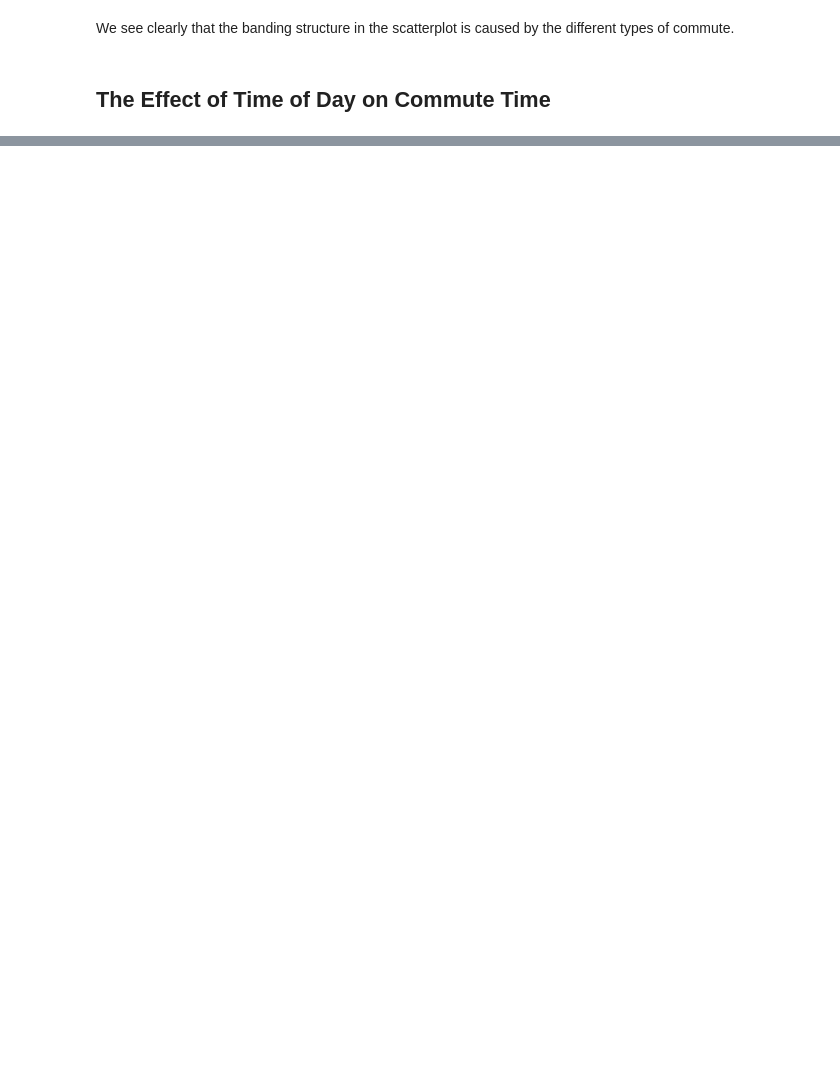
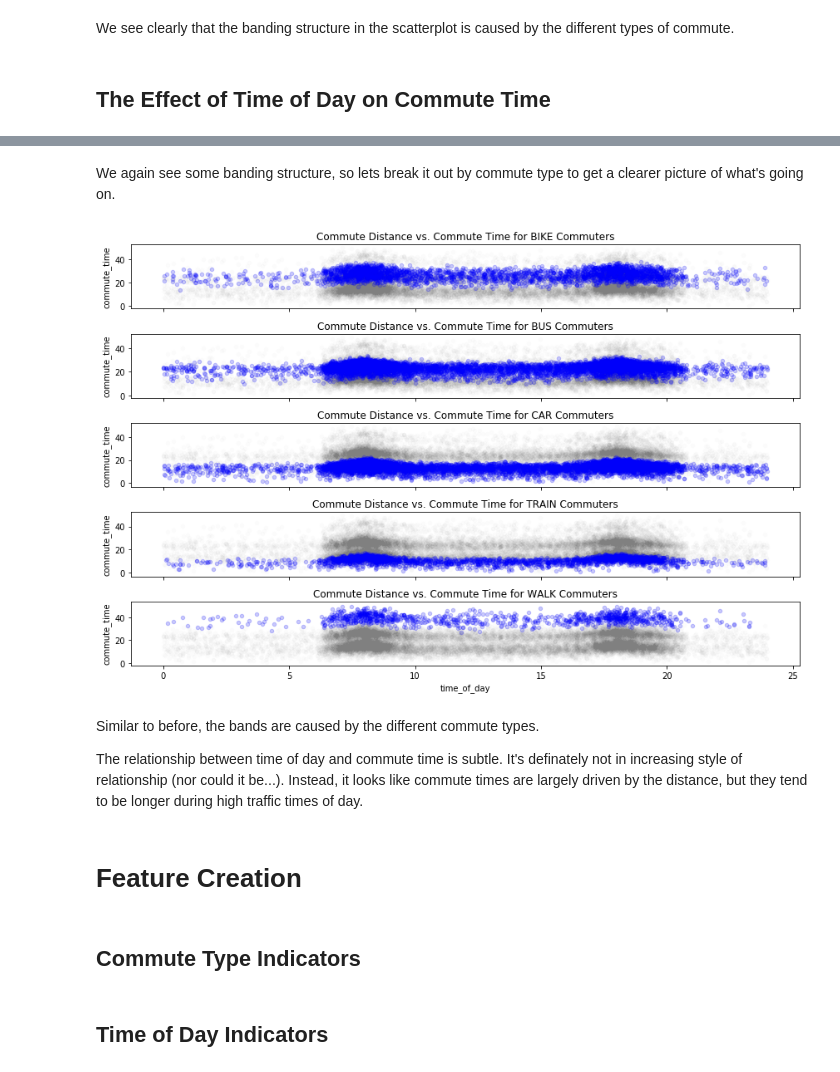
Before and after one commit to QCaudron/ml_101, a Jupyter notebook: 2_Linear_models/linear-regression.ipynb, the cells around one changed output, grey strips where cells are left out. Saved outputs shown, nothing was run; the diff lists cells and outputs as text; code cells hidden in the pictures; blank space fills up the shorter version.

```diff
--- a/2_Linear_models/linear-regression.ipynb
+++ b/2_Linear_models/linear-regression.ipynb
@@ -304,0 +316,33 @@ We see clearly that the banding structure in the scatterplot is caused by the di
+# %% [markdown]
+We again see some banding structure, so lets break it out by commute type to get a clearer picture of what's going on.
+# %%
+commute_types = np.unique(train_data_raw['commute_type'])
+
+fig, axs = plt.subplots(len(commute_types), 1, figsize=(12, 8), sharex=True)
+
+for commute_type, ax in zip(commute_types, axs):
+    commute_type_mask = train_data_raw['commute_type'] == commute_type
+    train_for_commute_type = train_data_raw[commute_type_mask]
+    train_data_raw.plot(
+        ax=ax, kind="scatter",
+        x='time_of_day', y='commute_time',
+        color='gray', alpha=0.02)
+    train_for_commute_type.plot(
+        ax=ax, kind="scatter",
+        x='time_of_day', y='commute_time',
+        color='blue', alpha=0.2)
+    ax.set_title(f"Commute Distance vs. Commute Time for {commute_type} Commuters")
+
+fig.tight_layout()
+# %% [output]
+[figure, added]
+# %% [markdown]
+Similar to before, the bands are caused by the different commute types.
+
+The relationship between time of day and commute time is subtle.  It's definately not in increasing style of relationship (nor could it be...).  Instead, it looks like commute times are largely driven by the distance, but they tend to be longer during high traffic times of day.
+# %% [markdown]
+# Feature Creation
+# %% [markdown]
+## Commute Type Indicators
+# %% [markdown]
+## Time of Day Indicators
```
Also changed, not shown: parts of 3 cells of this notebook.
